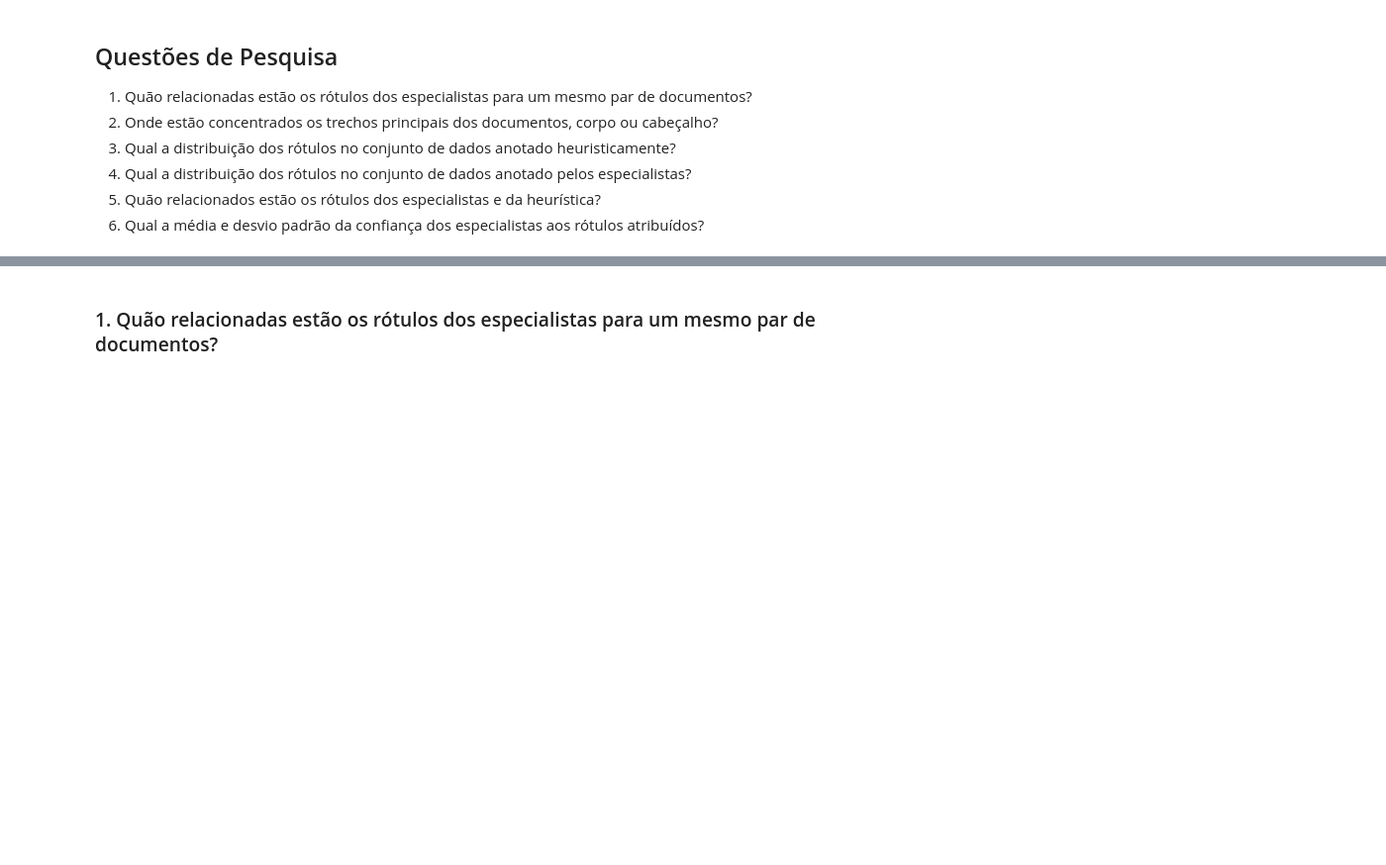
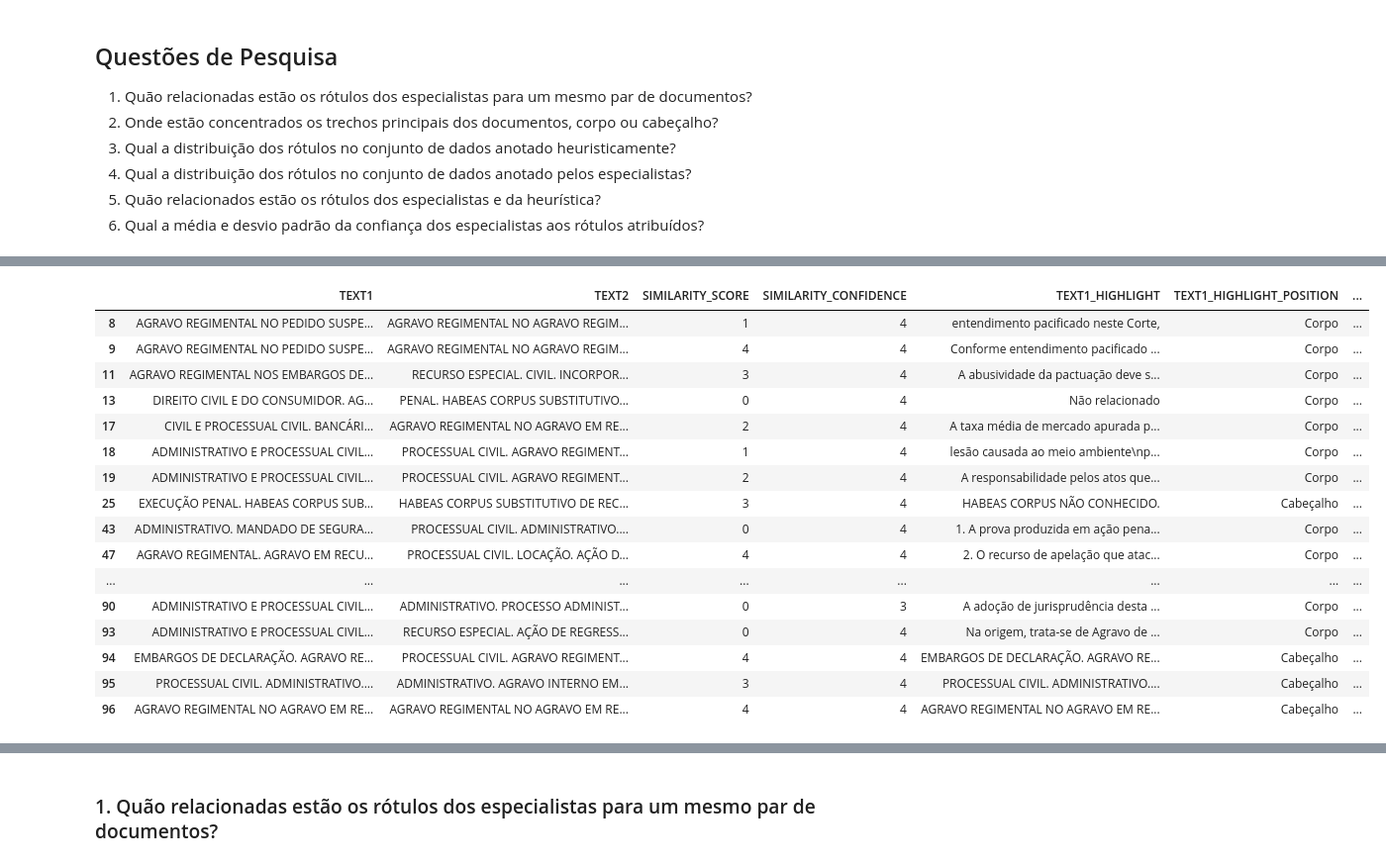
Before and after one commit to danieljunior/jidm, a Jupyter notebook: Data Analysis.ipynb, the cells around one changed output, grey strips where cells are left out. Shown: that part at 99% size. Drawn from its saved outputs; the diff is of its cells as text; code cells hidden in the pictures; blank space fills up the shorter version.

```diff
--- a/Data Analysis.ipynb
+++ b/Data Analysis.ipynb
@@ -47,0 +108,21 @@ heuristic
+# %%
+survey_agreement = survey.iloc[[x.Index for x in survey_tmp.itertuples() if type(x.SIMILARITY_SCORE) == int]]
+survey_agreement
+# %% [output]
+|  | TEXT1 | TEXT2 | SIMILARITY_SCORE | SIMILARITY_CONFIDENCE | TEXT1_HIGHLIGHT | TEXT1_HIGHLIGHT_POSITION | ... |
+| 8 | AGRAVO REGIMENTAL NO PEDIDO SUSPE... | AGRAVO REGIMENTAL NO AGRAVO REGIM... | 1 | 4 | entendimento pacificado neste Corte, | Corpo | ... |
+| 9 | AGRAVO REGIMENTAL NO PEDIDO SUSPE... | AGRAVO REGIMENTAL NO AGRAVO REGIM... | 4 | 4 | Conforme entendimento pacificado ... | Corpo | ... |
+| 11 | AGRAVO REGIMENTAL NOS EMBARGOS DE... | RECURSO ESPECIAL. CIVIL. INCORPOR... | 3 | 4 | A abusividade da pactuação deve s... | Corpo | ... |
+| 13 | DIREITO CIVIL E DO CONSUMIDOR. AG... | PENAL. HABEAS CORPUS SUBSTITUTIVO... | 0 | 4 | Não relacionado | Corpo | ... |
+| 17 | CIVIL E PROCESSUAL CIVIL. BANCÁRI... | AGRAVO REGIMENTAL NO AGRAVO EM RE... | 2 | 4 | A taxa média de mercado apurada p... | Corpo | ... |
+| 18 | ADMINISTRATIVO E PROCESSUAL CIVIL... | PROCESSUAL CIVIL. AGRAVO REGIMENT... | 1 | 4 | lesão causada ao meio ambiente\np... | Corpo | ... |
+| 19 | ADMINISTRATIVO E PROCESSUAL CIVIL... | PROCESSUAL CIVIL. AGRAVO REGIMENT... | 2 | 4 | A responsabilidade pelos atos que... | Corpo | ... |
+| 25 | EXECUÇÃO PENAL. HABEAS CORPUS SUB... | HABEAS CORPUS SUBSTITUTIVO DE REC... | 3 | 4 | HABEAS CORPUS NÃO CONHECIDO. | Cabeçalho | ... |
+| 43 | ADMINISTRATIVO. MANDADO DE SEGURA... | PROCESSUAL CIVIL. ADMINISTRATIVO.... | 0 | 4 | 1. A prova produzida em ação pena... | Corpo | ... |
+| 47 | AGRAVO REGIMENTAL. AGRAVO EM RECU... | PROCESSUAL CIVIL. LOCAÇÃO. AÇÃO D... | 4 | 4 | 2. O recurso de apelação que atac... | Corpo | ... |
+| ... | ... | ... | ... | ... | ... | ... | ... |
+| 90 | ADMINISTRATIVO E PROCESSUAL CIVIL... | ADMINISTRATIVO. PROCESSO ADMINIST... | 0 | 3 | A adoção de jurisprudência desta ... | Corpo | ... |
+| 93 | ADMINISTRATIVO E PROCESSUAL CIVIL... | RECURSO ESPECIAL. AÇÃO DE REGRESS... | 0 | 4 | Na origem, trata-se de Agravo de ... | Corpo | ... |
+| 94 | EMBARGOS DE DECLARAÇÃO. AGRAVO RE... | PROCESSUAL CIVIL. AGRAVO REGIMENT... | 4 | 4 | EMBARGOS DE DECLARAÇÃO. AGRAVO RE... | Cabeçalho | ... |
+| 95 | PROCESSUAL CIVIL. ADMINISTRATIVO.... | ADMINISTRATIVO. AGRAVO INTERNO EM... | 3 | 4 | PROCESSUAL CIVIL. ADMINISTRATIVO.... | Cabeçalho | ... |
+| 96 | AGRAVO REGIMENTAL NO AGRAVO EM RE... | AGRAVO REGIMENTAL NO AGRAVO EM RE... | 4 | 4 | AGRAVO REGIMENTAL NO AGRAVO EM RE... | Cabeçalho | ... |
```
Also changed, not shown: parts of 13 cells of this notebook.
